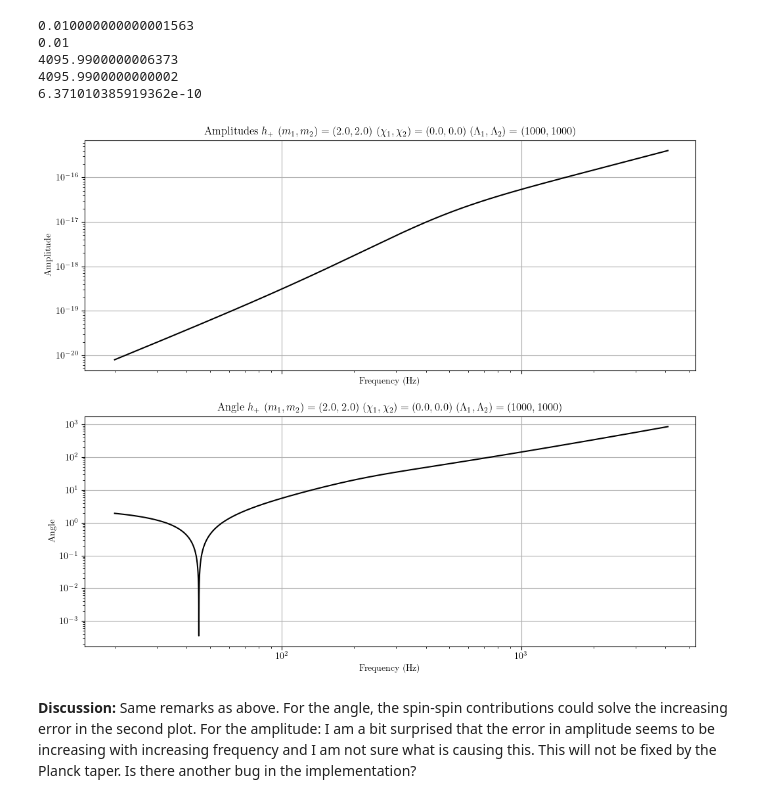
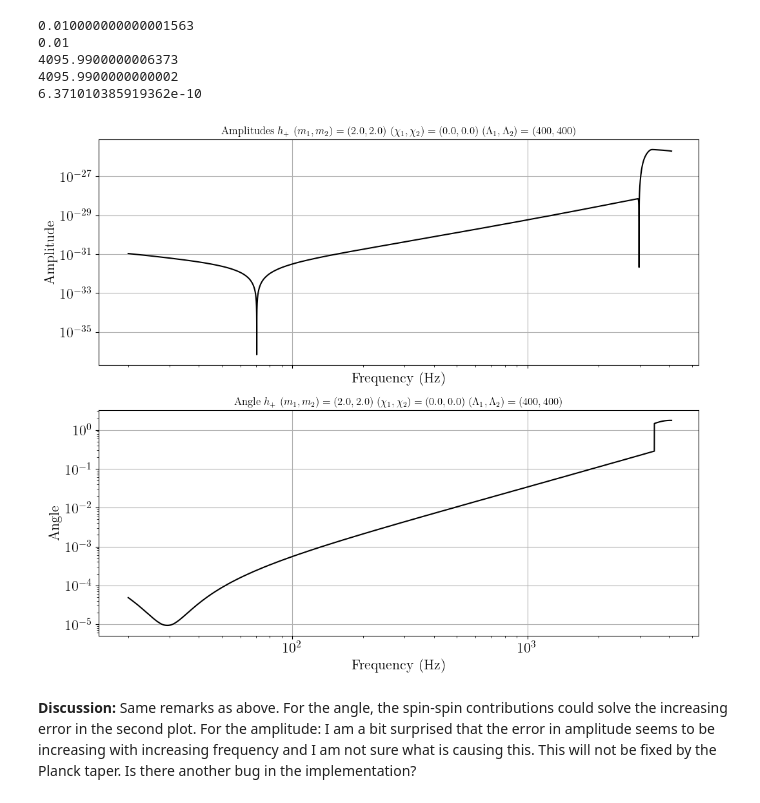
Before and after one commit to tedwards2412/ripple, a Jupyter notebook: notebooks/check_NRTidal.ipynb, the cells around one changed output. Saved outputs shown, nothing was run; the diff lists cells and outputs as text; code cells hidden in the pictures.

```diff
--- a/notebooks/check_NRTidal.ipynb
+++ b/notebooks/check_NRTidal.ipynb
@@ -43,8 +43,8 @@ m2 = 2.
 chi1 = 0.0 # spins
 chi2 = 0.0
 
-lambda1 = 1000 # tidal deformabilities
-lambda2 = 1000
+lambda1 = 400 # tidal deformabilities
+lambda2 = 400
 
 distance = 440.
 # %% [markdown]
@@ -277,36 +293,37 @@ plt.subplots(2, 1, figsize=(12, 10), sharex=True)
 plt.subplot(2, 1, 1)
 
 # Plot the amplitude
-plt.plot(f, abs(A_lalsuite - A_ripple), "-", color = 'black')
+diffs_amplitude = abs(A_lalsuite - A_ripple)
+plt.plot(f, diffs_amplitude, "-", color = 'black')
 
 # Plot where the Planck taper has to take place
 # plt.axvline(f_merger, linestyle = "--", color = 'black', label = 'Planck taper')
 # plt.axvline(1.2 * f_merger, linestyle = "--", color = 'black')
 
 plt.title(r"Amplitudes $h_+$ ($m_1, m_2) = ({}, {}$) ($\chi_1, \chi_2) = ({}, {}$) ($\Lambda_1, \Lambda_2) = ({}, {}$)".format(m1, m2, chi1, chi2, lambda1, lambda2))
 plt.yscale('log')
 plt.xscale('log')
 plt.xlabel("Frequency (Hz)")
 plt.ylabel("Amplitude")
 # plt.ylim(1e-27, 1e-21)
 plt.xlim(f_l - 5)
 # plt.legend()
 
 # Plot the angle or the phase
 plt.subplot(2, 1, 2)
 
 plt.plot(f, abs(angle_lalsuite - angle_ripple), "-", color = 'black')
 name = "Angle"
 # plt.legend()
 plt.title(r"{} $h_+$ ($m_1, m_2) = ({}, {}$) ($\chi_1, \chi_2) = ({}, {}$) ($\Lambda_1, \Lambda_2) = ({}, {}$)".format(name, m1, m2, chi1, chi2, lambda1, lambda2))
 plt.xlabel("Frequency (Hz)")
 plt.ylabel(f"{name}")
 plt.xscale('log')
 plt.xlim(f_l - 5)
 plt.yscale('log')
 plt.show()
 # %% [output]
-[figure, old version]
+[figure, new version]
 # %% [markdown]
 **Discussion:** Same remarks as above. For the angle, the spin-spin contributions could solve the increasing error in the second plot. For the amplitude: I am a bit surprised that the error in amplitude seems to be increasing with increasing frequency and I am not sure what is causing this. This will not be fixed by the Planck taper. Is there another bug in the implementation?
 # %% [markdown]
```
Also changed, not shown: parts of 12 cells of this notebook, 1 other file.
